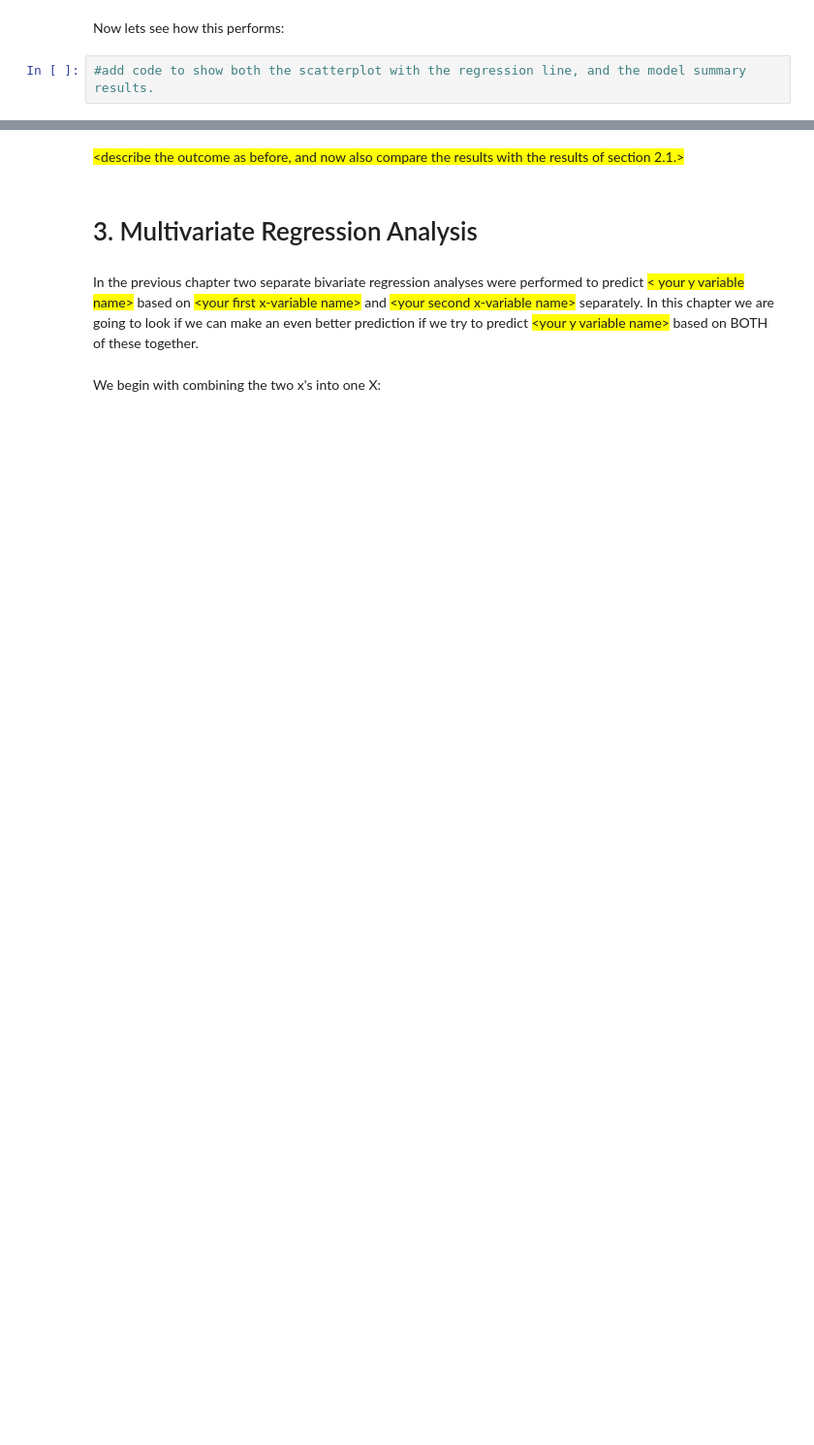
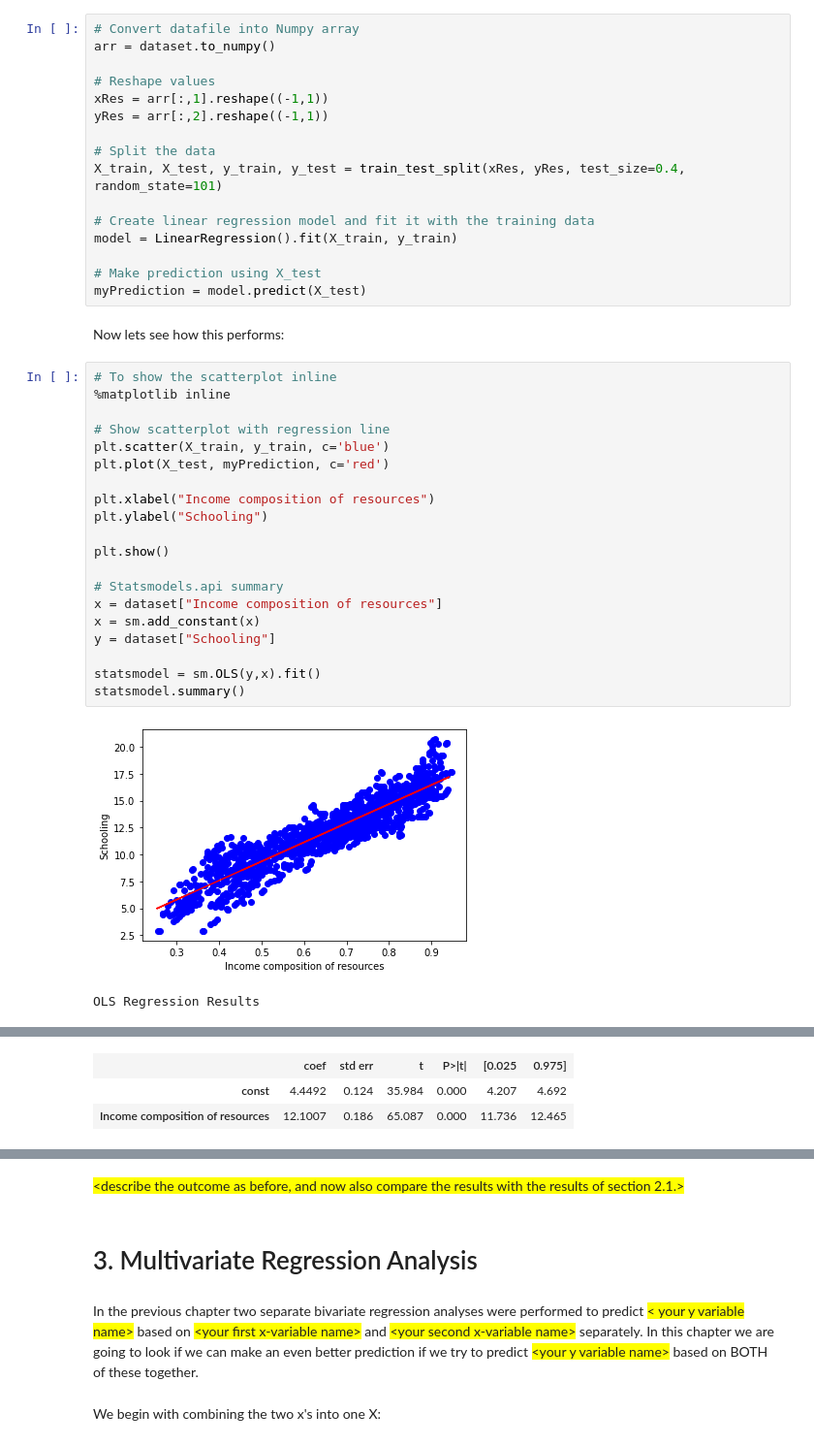
Before and after one commit to CyberPim/Python-assignments, a Jupyter notebook: Session 4/DMS - S4 - Assignment 1 - Template.ipynb, the cells around one changed output, grey strips where cells are left out. Shown at 97% size. Drawn from its saved outputs; the diff is of its cells as text; blank space fills up the shorter version.

```diff
--- a/Session 4/DMS - S4 - Assignment 1 - Template.ipynb
+++ b/Session 4/DMS - S4 - Assignment 1 - Template.ipynb
@@ -249,4 +264,41 @@ Creating again the training/testing sets and the model itself:
+# %%
+# Convert datafile into Numpy array
+arr = dataset.to_numpy()
+
+# Reshape values
+xRes = arr[:,1].reshape((-1,1))
+yRes = arr[:,2].reshape((-1,1))
+
+# Split the data
+X_train, X_test, y_train, y_test = train_test_split(xRes, yRes, test_size=0.4, random_state=101)
+
+# Create linear regression model and fit it with the training data
+model = LinearRegression().fit(X_train, y_train)
+
+# Make prediction using X_test
+myPrediction = model.predict(X_test)
 # %% [markdown]
 Now lets see how this performs:
-# %%
-#add code to show both the scatterplot with the regression line, and the model summary results.
+# %%
+# To show the scatterplot inline
+%matplotlib inline
+
+# Show scatterplot with regression line
+plt.scatter(X_train, y_train, c='blue')
+plt.plot(X_test, myPrediction, c='red')
+
+plt.xlabel("Income composition of resources")
+plt.ylabel("Schooling")
+
+plt.show()
+
+# Statsmodels.api summary
+x = dataset["Income composition of resources"]
+x = sm.add_constant(x)
+y = dataset["Schooling"]
+
+statsmodel = sm.OLS(y,x).fit()
+statsmodel.summary()
+# %% [output]
+[figure, added]
+OLS Regression Results
@@ -252,0 +314,3 @@ Now lets see how this performs:
+|  | coef | std err | t | P>|t| | [0.025 | 0.975] |
+| const | 4.4492 | 0.124 | 35.984 | 0.000 | 4.207 | 4.692 |
+| Income composition of resources | 12.1007 | 0.186 | 65.087 | 0.000 | 11.736 | 12.465 |
```
Also changed, not shown: parts of 22 cells of this notebook.
